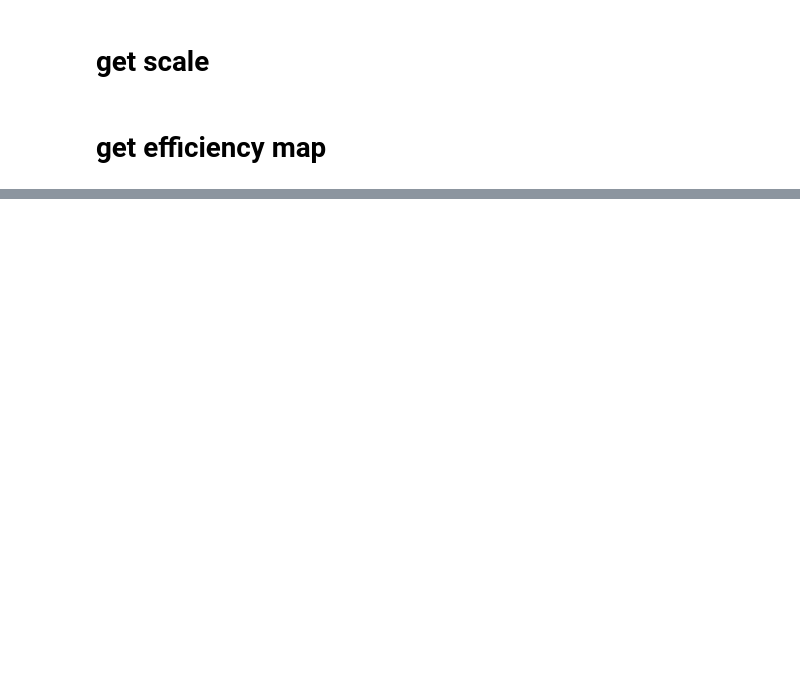
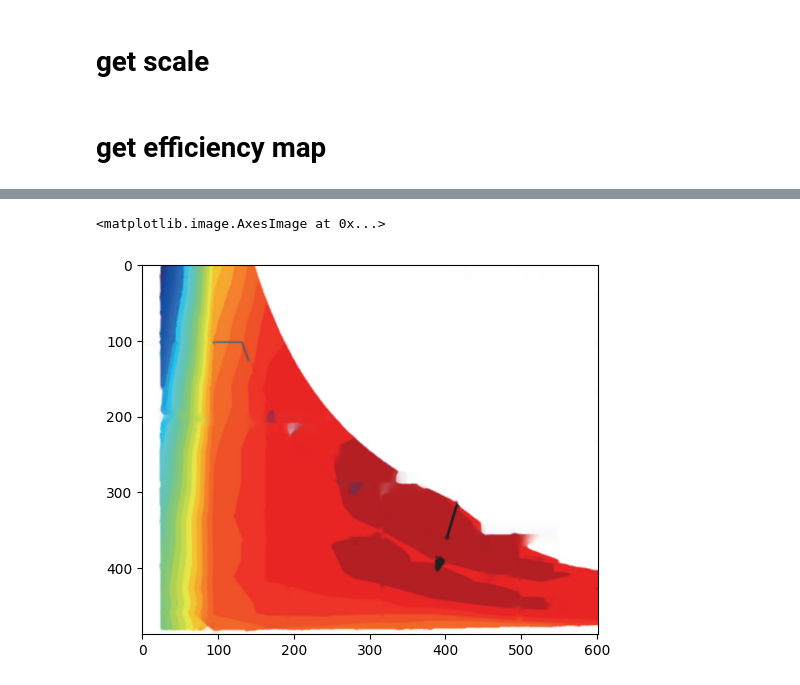
Before and after one commit to BenStevensPS/graph-digitizer, a Jupyter notebook: poc.ipynb, the cells around one changed output, grey strips where cells are left out. Saved outputs shown, nothing was run; the diff lists cells and outputs as text; code cells hidden in the pictures; blank space fills up the shorter version.

Commit message:
add line infiller

```diff
--- a/poc.ipynb
+++ b/poc.ipynb
@@ -223,0 +90,20 @@ cv2.imshow(im)
+# %%
+# remove lines
+
+# Convert the image to grayscale
+gray = cv2.cvtColor(em, cv2.COLOR_BGR2GRAY)
+
+# Apply Canny edge detection with appropriate thresholds
+edges = cv2.Canny(gray, 50, 150)
+
+# Create a mask by dilating the edges
+kernel = np.ones((5, 5), np.uint8)
+mask = cv2.dilate(edges, kernel, iterations=1)
+
+# Inpaint using the mask
+inpaint = cv2.inpaint(em, mask, inpaintRadius=3, flags=cv2.INPAINT_NS)
+
+plt.imshow(inpaint)
+# %% [output]
+<matplotlib.image.AxesImage at 0x...>
+[figure, added]
```
Also changed, not shown: parts of 14 cells of this notebook.
